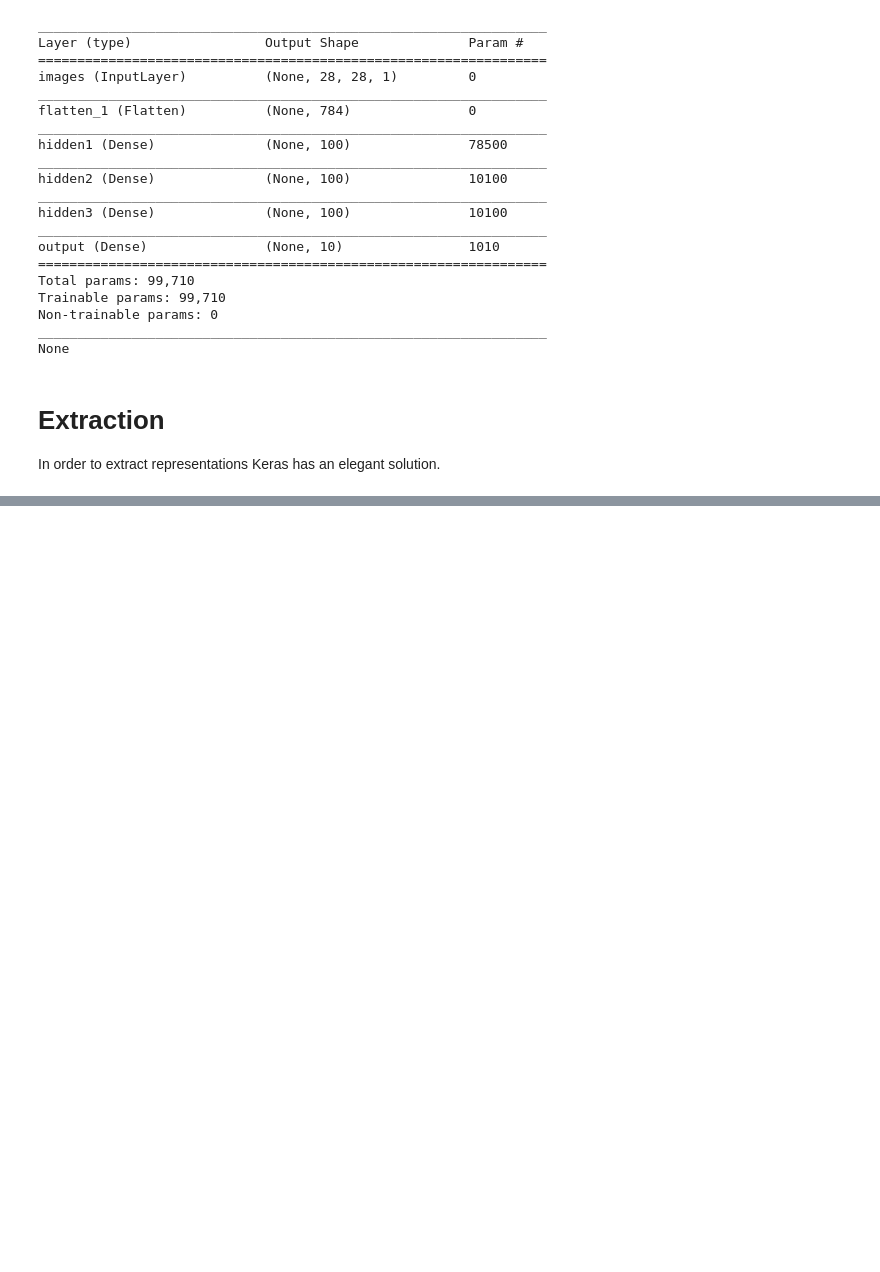
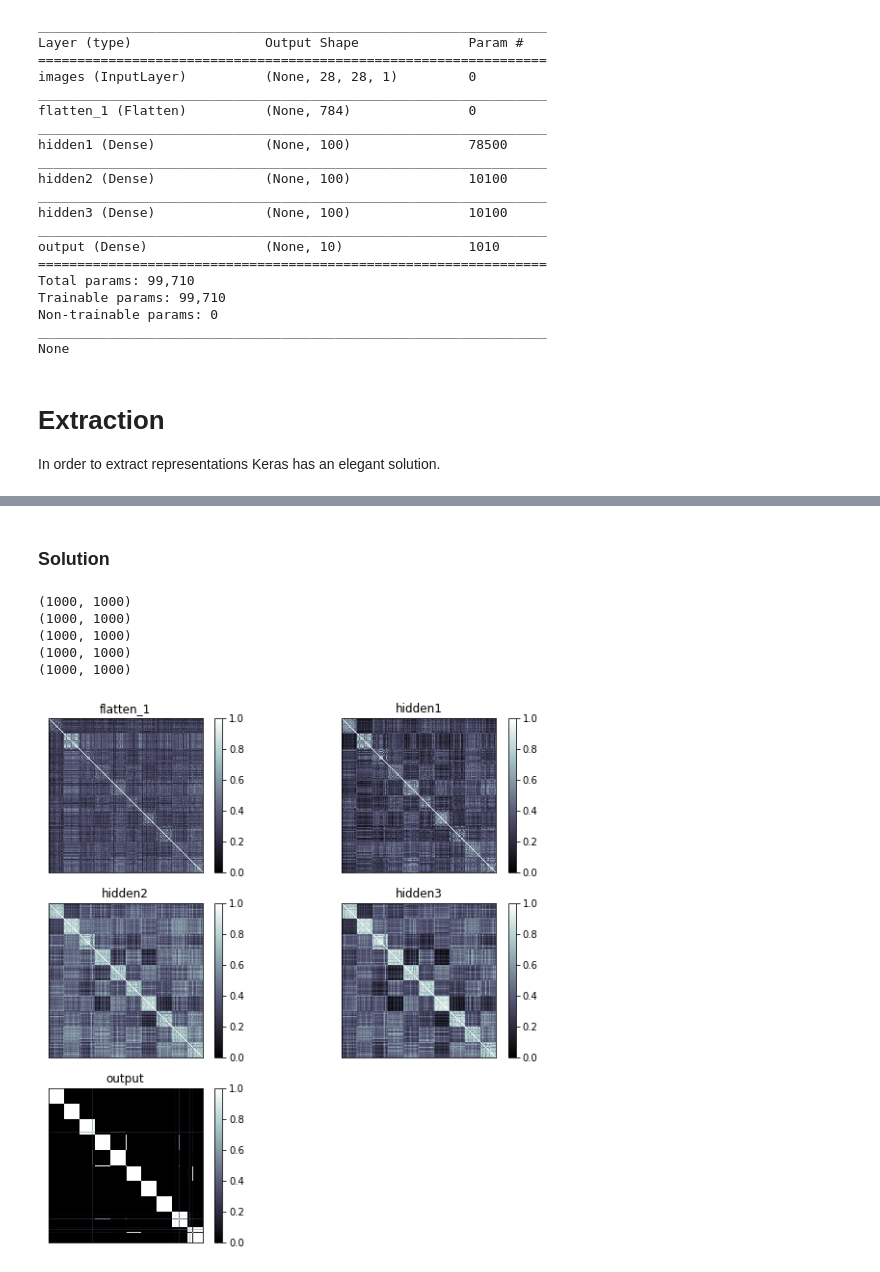
Before and after one commit to ansuini/Winter_School_QLS_2018, a Jupyter notebook: Advanced1/RepresentationsExtraction.ipynb, the cells around one changed output, grey strips where cells are left out. Cells and saved outputs as stored; diff of their text form; code cells hidden in the pictures; blank space fills up the shorter version.

```diff
--- a/Advanced1/RepresentationsExtraction.ipynb
+++ b/Advanced1/RepresentationsExtraction.ipynb
@@ -114,0 +133,2 @@ layer_outs = functor([samples, 1.])
+# %% [markdown]
+### Solution
@@ -114,0 +137,28 @@ layer_outs = functor([samples, 1.])
+# %%
+def getRSM(layer_outs):
+    dists = [squareform(pdist(l,'euclidean')) for l in layer_outs]
+    ndists = [1 - dist/np.max(dist) for dist in dists]
+    return ndists
+# %%
+ndists = getRSM(layer_outs[1:])
+names  = [l.name for l in model.layers[1:]]
+
+_ = [print(ndist.shape) for ndist in ndists]
+# %% [output]
+(1000, 1000)
+(1000, 1000)
+(1000, 1000)
+(1000, 1000)
+(1000, 1000)
+# %%
+fig = plt.figure(figsize=(10,10))
+for i, (name, ndist) in enumerate(zip(names, ndists)):
+    plt.subplot(3,2,i+1)
+    plt.imshow(ndist, cmap='bone')
+    plt.xticks([])
+    plt.yticks([])
+    plt.title(name)
+    plt.colorbar()
+plt.show()
+# %% [output]
+[figure, added]
```
Also changed, not shown: parts of 20 cells of this notebook, 1 other file.
